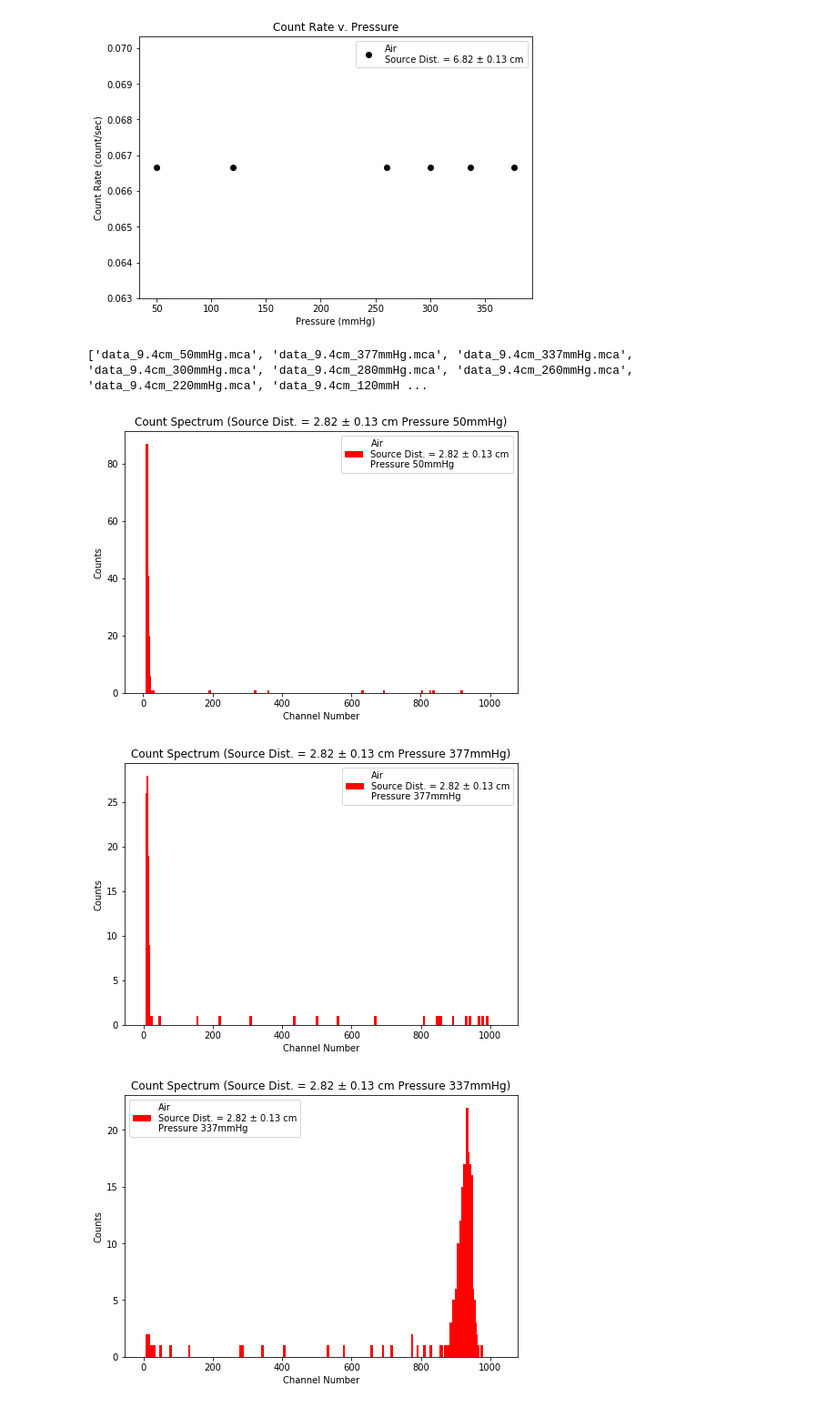
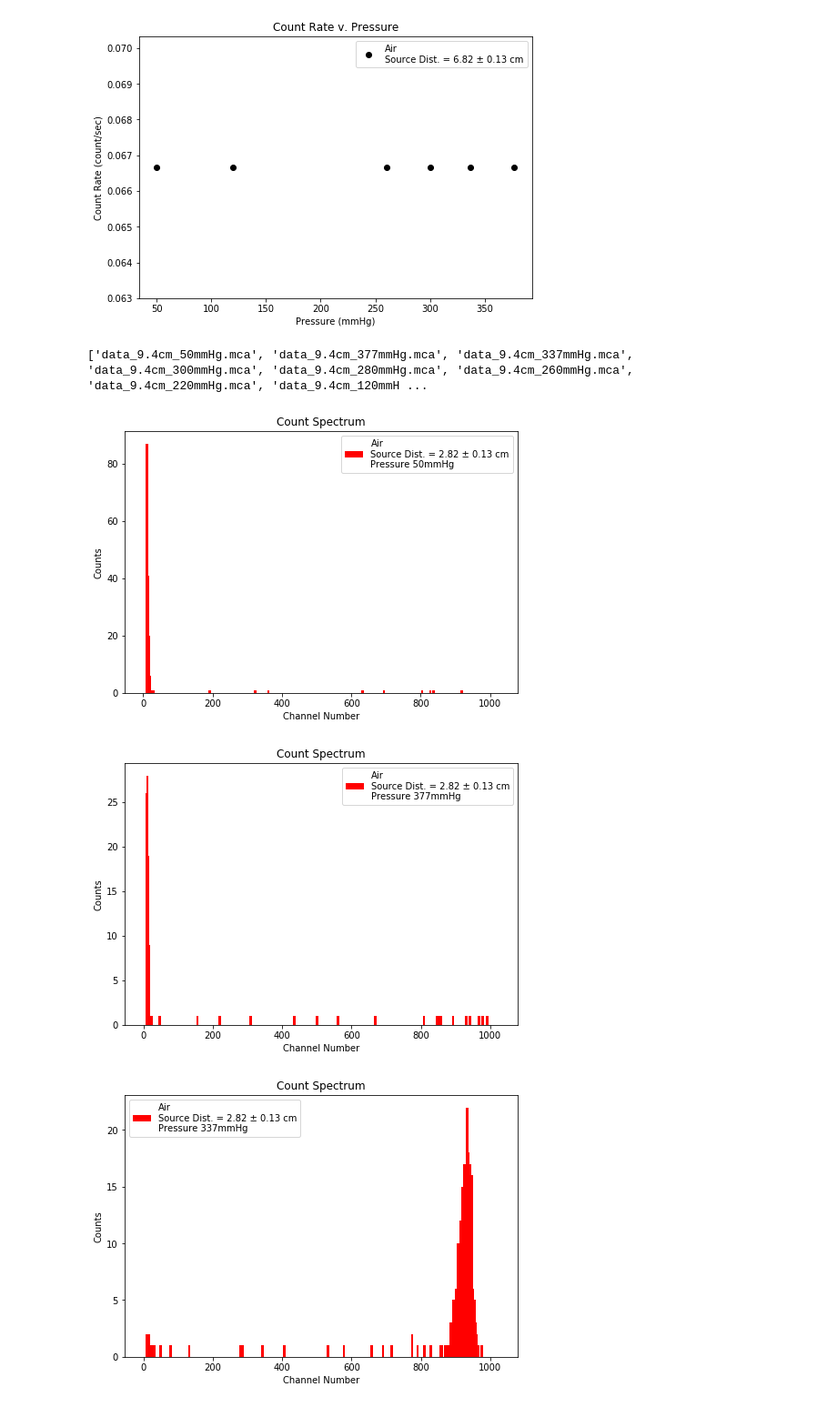
Before and after one commit to nurriol2/phys403, a Jupyter notebook: alpha/dataAnalysis.ipynb, the cells around one changed output. Shown: that part at 91% size. Drawn from its saved outputs; the diff is of its cells as text; code cells hidden in the pictures.

```diff
--- a/alpha/dataAnalysis.ipynb
+++ b/alpha/dataAnalysis.ipynb
@@ -343,34 +343,34 @@ def pulse_height_spectra():
 
 
         file_name = open(file_path)
         raw_data = file_name.readlines()
         file_name.close
 
         signal = raw_data[12:len(raw_data) - 1]
 
         signal_array = np.asarray(signal, dtype = int)
         channel_array = np.linspace(1, 1024, 1024)
 
         fig = plt.figure(num = 'Pressure %s'%title_pressure)
         ax = fig.add_axes([1,1,1,1])
 
         plt.bar(channel_array, signal_array, width = 7.0, color = ['red'])
         plt.xlabel('Channel Number')
         plt.ylabel('Counts')
-        plt.title('Count Spectrum (Source Dist. = 2.82 ± 0.13 cm Pressure %s)'%title_pressure)
+        plt.title('Count Spectrum')
 
         plt.legend(['Air\nSource Dist. = 2.82 ± 0.13 cm\nPressure %s'%title_pressure])
 
 
         plt.show()
 
         fig.savefig('pressure %s' %title_pressure, bbox_inches = 'tight')
 
     return
 
 pulse_height_spectra()
 # %% [output]
 ['data_9.4cm_50mmHg.mca', 'data_9.4cm_377mmHg.mca', 'data_9.4cm_337mmHg.mca', 'data_9.4cm_300mmHg.mca', 'data_9.4cm_280mmHg.mca', 'data_9.4cm_260mmHg.mca', 'data_9.4cm_220mmHg.mca', 'data_9.4cm_120mmH ...
-[figure, old version]
+[figure, new version]
-[figure, old version]
+[figure, new version]
-[figure, old version]
+[figure, new version]
```
Also changed, not shown: parts of 1 cell of this notebook.
